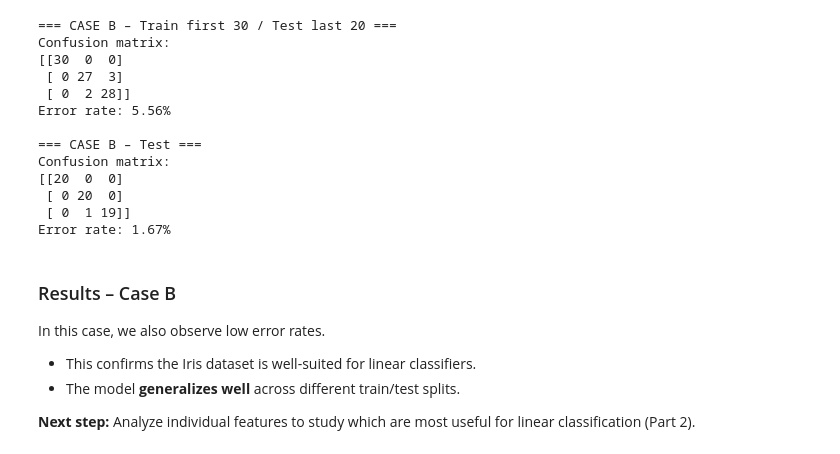
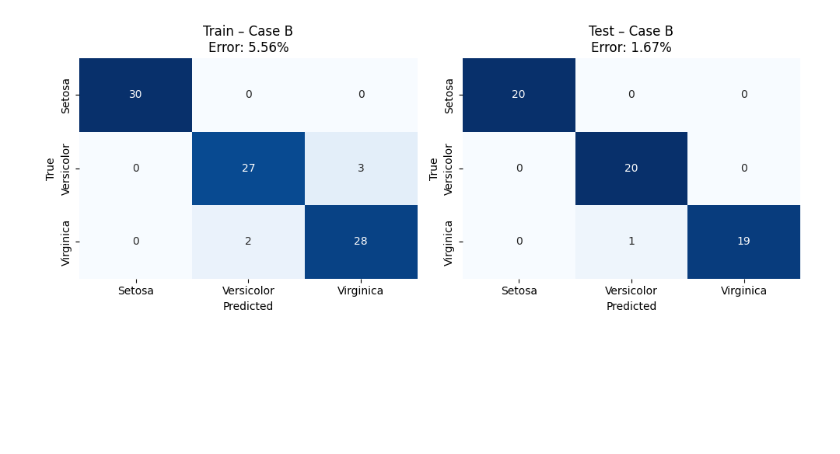
Before and after one commit to trulsostvedt/TTT4175-Estimation-Detection-and-Classification, a Jupyter notebook: Iris/Iris_task.ipynb, the cells around one changed output. Cells and saved outputs as stored; diff of their text form; code cells hidden in the pictures; blank space fills up the shorter version.

```diff
--- a/Iris/Iris_task.ipynb
+++ b/Iris/Iris_task.ipynb
@@ -158,66 +137,43 @@ This shows that a **simple linear classifier** can do well on the Iris dataset,
 
 Now we swap the splits to test how robust the model is to different data segments.
 # %%
+# Train on samples 20–49, test on 0–19
 X_train, X_test, y_train, y_test = [], [], [], []
 
-for class_idx in range(3):
-    class_data = X[y == class_idx]
-    class_labels = y_encoded[y == class_idx]
-    X_train.append(class_data[20:])
-    y_train.append(class_labels[20:])
-    X_test.append(class_data[:20])
-    y_test.append(class_labels[:20])
+for i in range(3):
+    X_train.append(X[y == i][20:])
+    y_train.append(y_encoded[y == i][20:])
+    X_test.append(X[y == i][:20])
+    y_test.append(y_encoded[y == i][:20])
 
 X_train = np.vstack(X_train)
 y_train = np.vstack(y_train)
 X_test = np.vstack(X_test)
 y_test = np.vstack(y_test)
 
-X_train_bias = np.hstack((X_train, np.ones((X_train.shape[0], 1))))
-X_test_bias = np.hstack((X_test, np.ones((X_test.shape[0], 1))))
+X_train_bias = np.hstack([X_train, np.ones((X_train.shape[0], 1))])
+X_test_bias = np.hstack([X_test, np.ones((X_test.shape[0], 1))])
 
 W = train_linear_classifier(X_train_bias, y_train)
 
 y_train_pred = predict(X_train_bias, W)
 y_test_pred = predict(X_test_bias, W)
 
 train_true = np.argmax(y_train, axis=1)
 test_true = np.argmax(y_test, axis=1)
 
 conf_train = confusion_matrix(train_true, y_train_pred)
 conf_test = confusion_matrix(test_true, y_test_pred)
 
-error_train = 1 - np.trace(conf_train) / np.sum(conf_train)
-error_test = 1 - np.trace(conf_test) / np.sum(conf_test)
+err_train = 1 - np.trace(conf_train) / np.sum(conf_train)
+err_test = 1 - np.trace(conf_test) / np.sum(conf_test)
 
-def show_results(title, conf, error):
-    print(f"=== {title} ===")
-    print("Confusion matrix:")
-    print(conf)
-    print(f"Error rate: {error:.2%}\n")
+fig, axes = plt.subplots(1, 2, figsize=(10, 4))
 
-show_results("CASE B – Train first 30 / Test last 20", conf_train, error_train)
-show_results("CASE B – Test", conf_test, error_test)
+plot_conf_matrix(axes[0], conf_train, f"Train – Case B\nError: {err_train:.2%}")
+plot_conf_matrix(axes[1], conf_test, f"Test – Case B\nError: {err_test:.2%}")
+
+plt.tight_layout()
+plt.show()
 # %% [output]
-=== CASE B – Train first 30 / Test last 20 ===
-Confusion matrix:
-[[30  0  0]
- [ 0 27  3]
- [ 0  2 28]]
-Error rate: 5.56%
-
-=== CASE B – Test ===
-Confusion matrix:
-[[20  0  0]
- [ 0 20  0]
- [ 0  1 19]]
-Error rate: 1.67%
+[figure, added]
-# %% [markdown]
-### Results – Case B
-
-In this case, we also observe low error rates.
-
-- This confirms the Iris dataset is well-suited for linear classifiers.
-- The model **generalizes well** across different train/test splits.
-
-**Next step:** Analyze individual features to study which are most useful for linear classification (Part 2).
```
Also changed, not shown: parts of 20 cells of this notebook.
